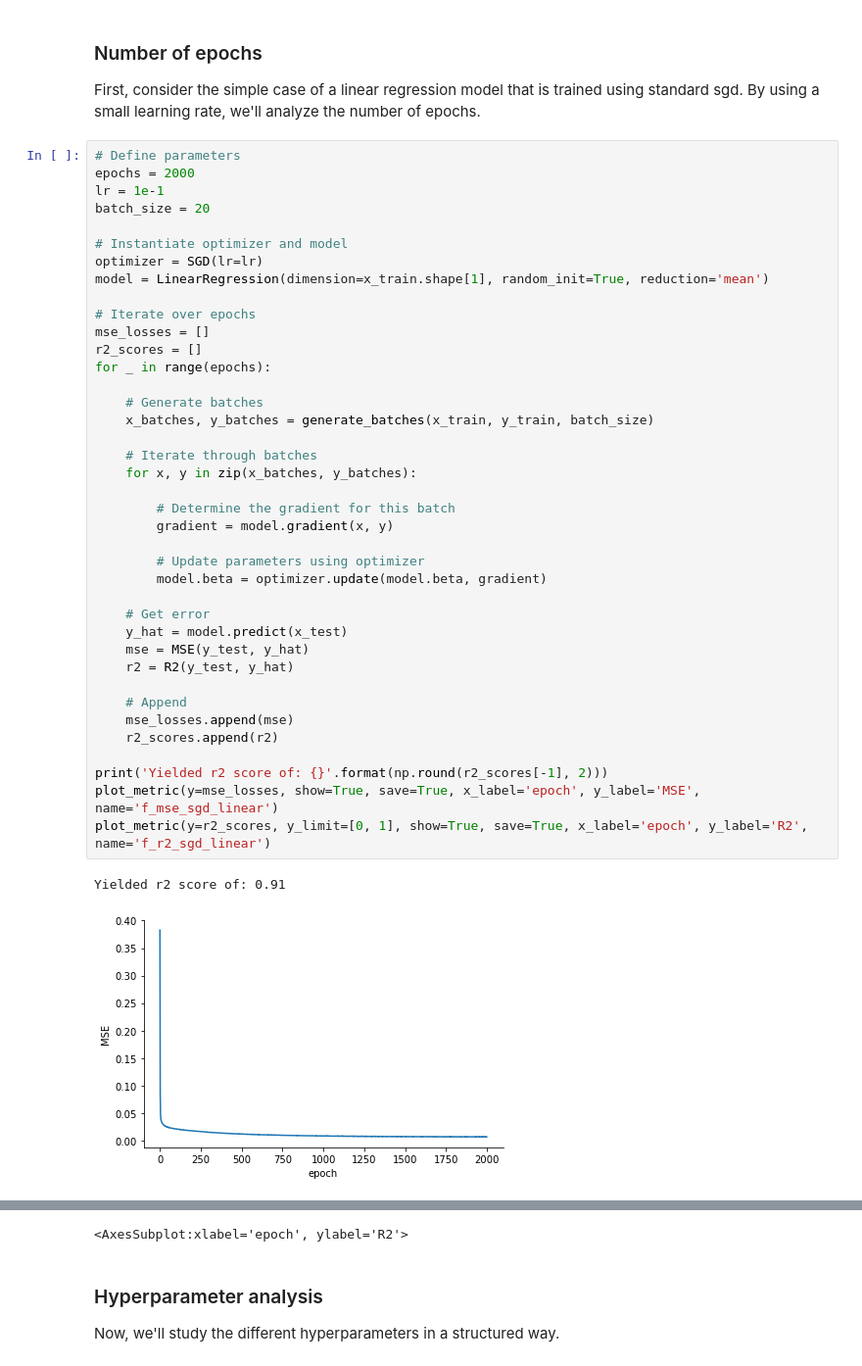
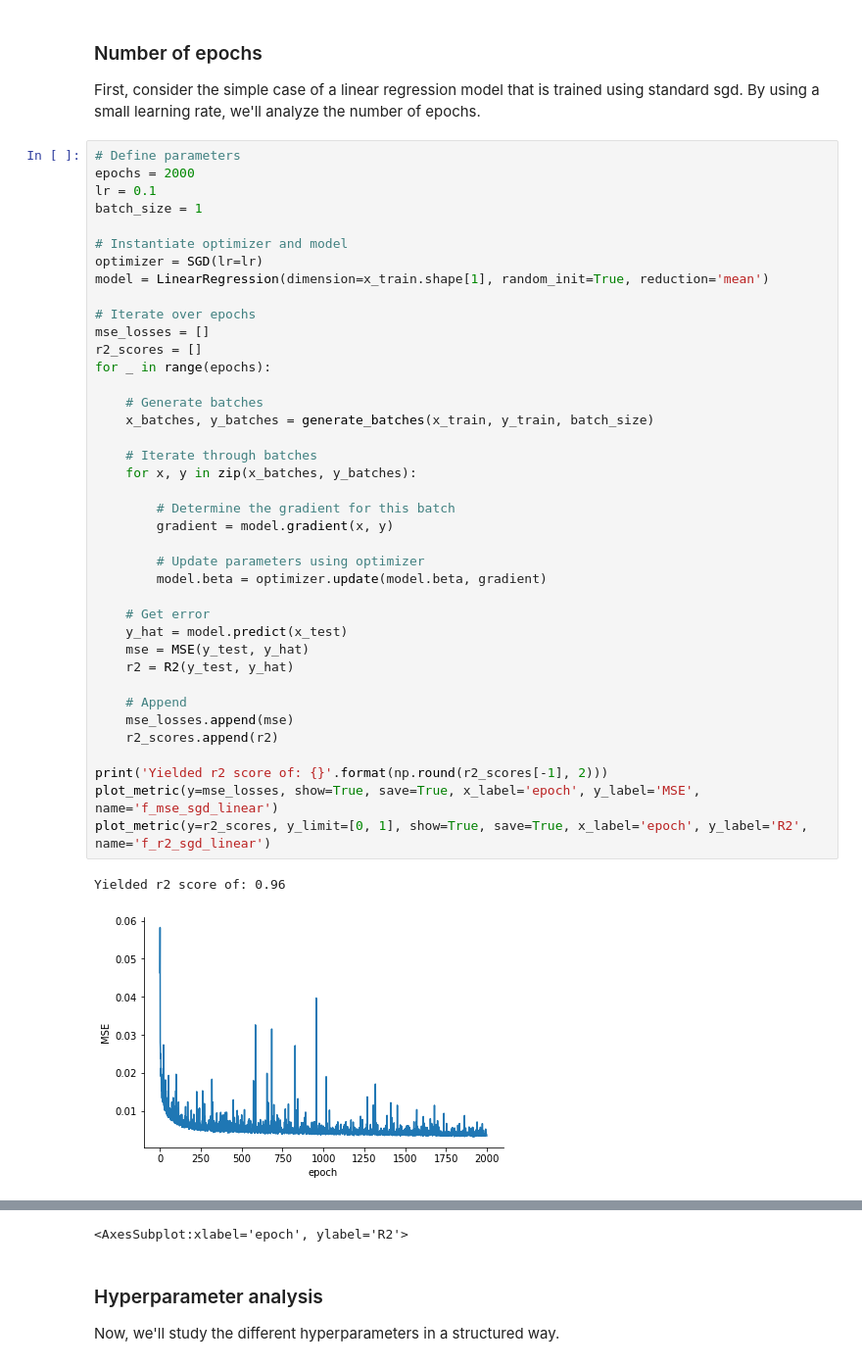
Before and after one commit to frederikrogge/compsci-project, a Jupyter notebook: Notebooks/task_f.ipynb, the cells around one changed output, grey strips where cells are left out. Shown: that part at 98% size. Saved outputs shown, nothing was run; the diff lists cells and outputs as text.

```diff
--- a/Notebooks/task_f.ipynb
+++ b/Notebooks/task_f.ipynb
@@ -43,8 +43,8 @@ First, consider the simple case of a linear regression model that is trained usi
 # %%
 # Define parameters
 epochs = 2000
-lr = 1e-1
-batch_size = 20
+lr = 0.1
+batch_size = 1
 
 # Instantiate optimizer and model
 optimizer = SGD(lr=lr)
@@ -53,32 +53,32 @@ model = LinearRegression(dimension=x_train.shape[1], random_init=True, reduction
 # Iterate over epochs
 mse_losses = []
 r2_scores = []
 for _ in range(epochs):
 
     # Generate batches
     x_batches, y_batches = generate_batches(x_train, y_train, batch_size)
 
     # Iterate through batches
     for x, y in zip(x_batches, y_batches):
 
         # Determine the gradient for this batch
         gradient = model.gradient(x, y)
 
         # Update parameters using optimizer
         model.beta = optimizer.update(model.beta, gradient)
 
     # Get error
     y_hat = model.predict(x_test)
     mse = MSE(y_test, y_hat)
     r2 = R2(y_test, y_hat)
 
     # Append
     mse_losses.append(mse)
     r2_scores.append(r2)
 
 print('Yielded r2 score of: {}'.format(np.round(r2_scores[-1], 2)))
 plot_metric(y=mse_losses, show=True, save=True, x_label='epoch', y_label='MSE', name='f_mse_sgd_linear')
 plot_metric(y=r2_scores, y_limit=[0, 1], show=True, save=True, x_label='epoch', y_label='R2', name='f_r2_sgd_linear')
 # %% [output]
-Yielded r2 score of: 0.91
+Yielded r2 score of: 0.96
-[figure, old version]
+[figure, new version]
```
Also changed, not shown: parts of 13 cells of this notebook, 38 other files.
